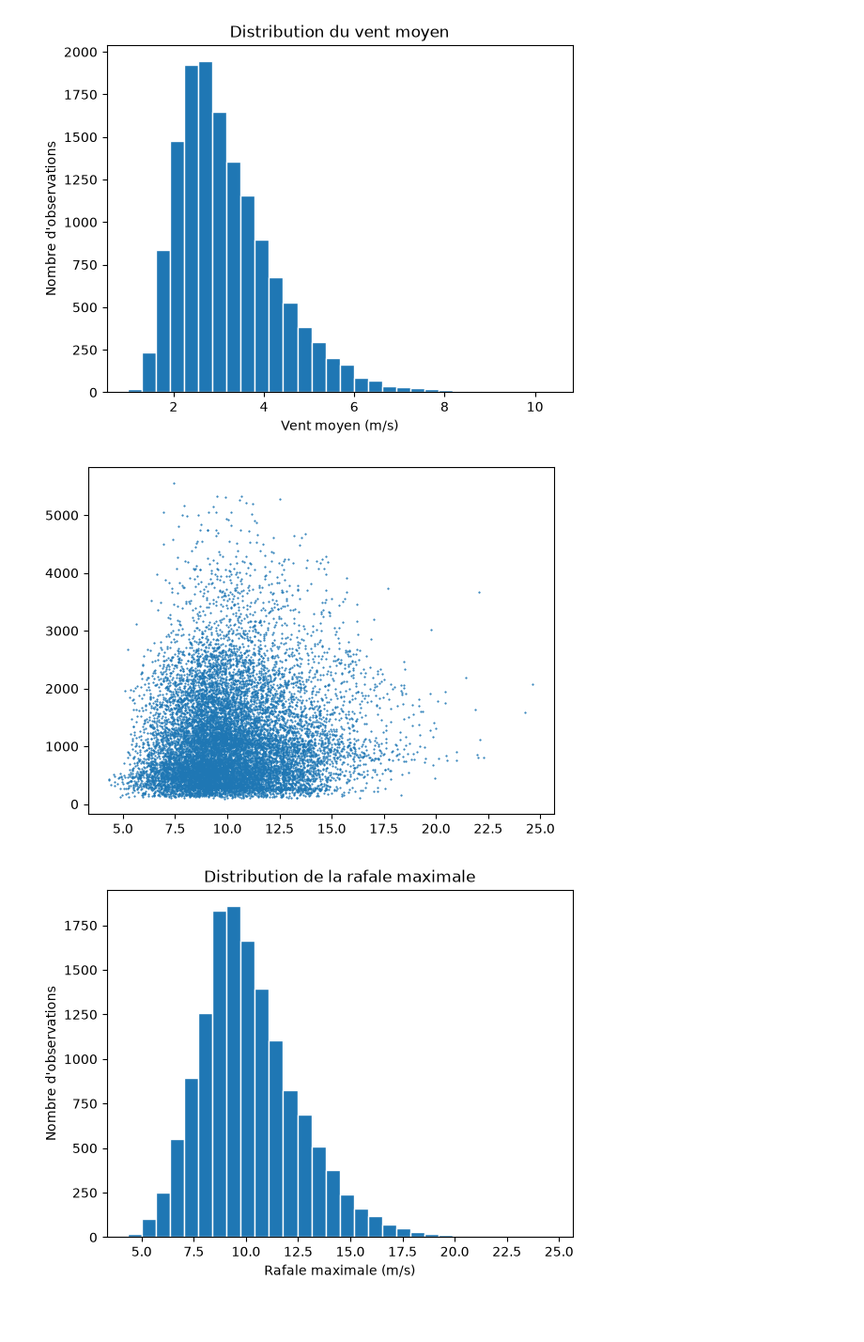
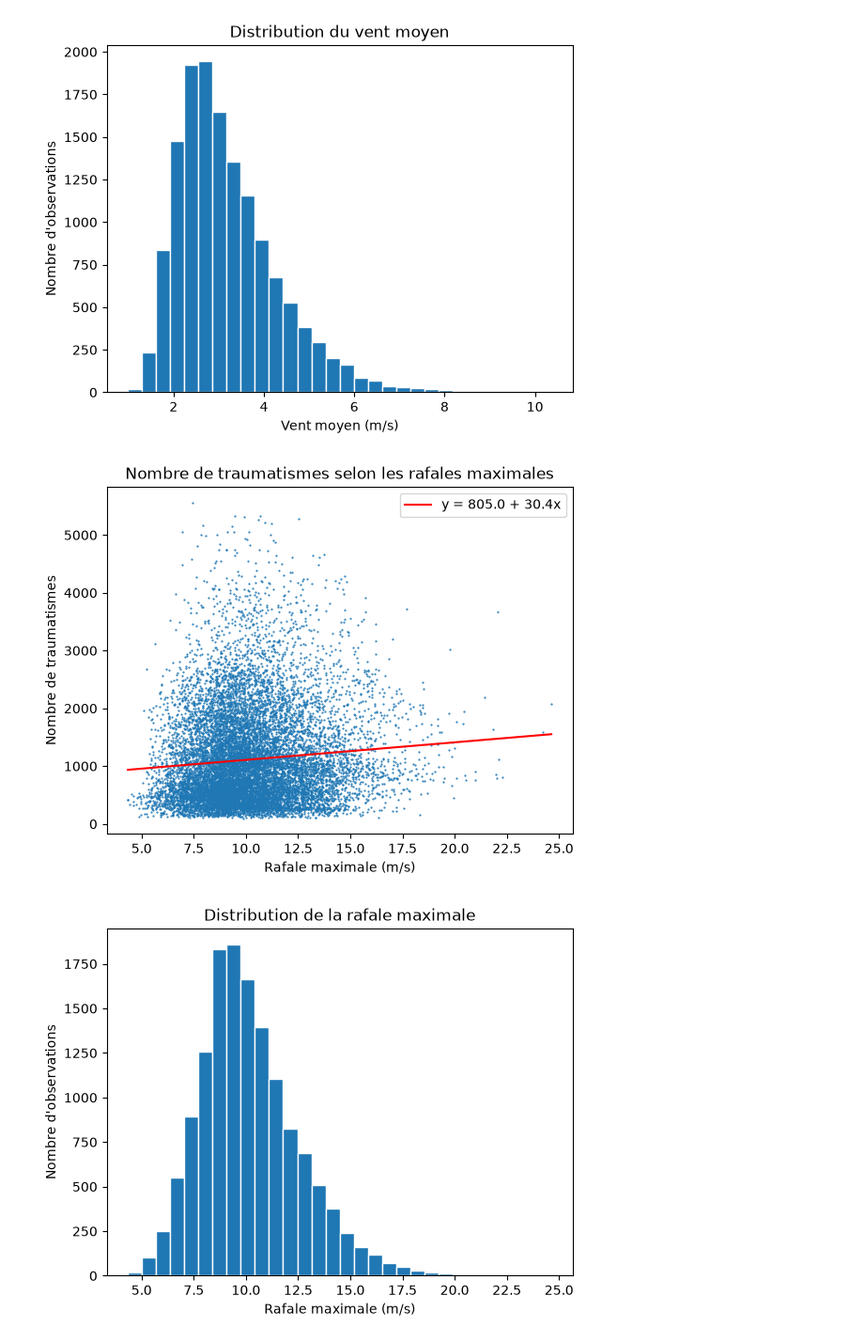
Before and after one commit to jadevalade2/projet_python_datascience_2AS1, a Jupyter notebook: rapport.ipynb, the cells around one changed output. Shown at 94% size. Drawn from its saved outputs; the diff is of its cells as text; code cells hidden in the pictures; blank space fills up the shorter version.

```diff
--- a/rapport.ipynb
+++ b/rapport.ipynb
@@ -522,11 +433,9 @@ plt.show()
 # %%
 x = ventBobos["rafale_max_ms"]
 y = ventBobos["nb_traumas"]
-
-plt.scatter(x,y, s=0.3)
-plt.show()
+correlation (x, y, "Nombre de traumatismes selon les rafales maximales", "Rafale maximale (m/s)", "Nombre de traumatismes")
 # %% [output]
-[figure, old version]
+[figure, new version]
 # %%
 ### Note : graphique à comparer avec les moyennes de vent
 
```
Also changed, not shown: parts of 11 cells of this notebook, 1 other file.
